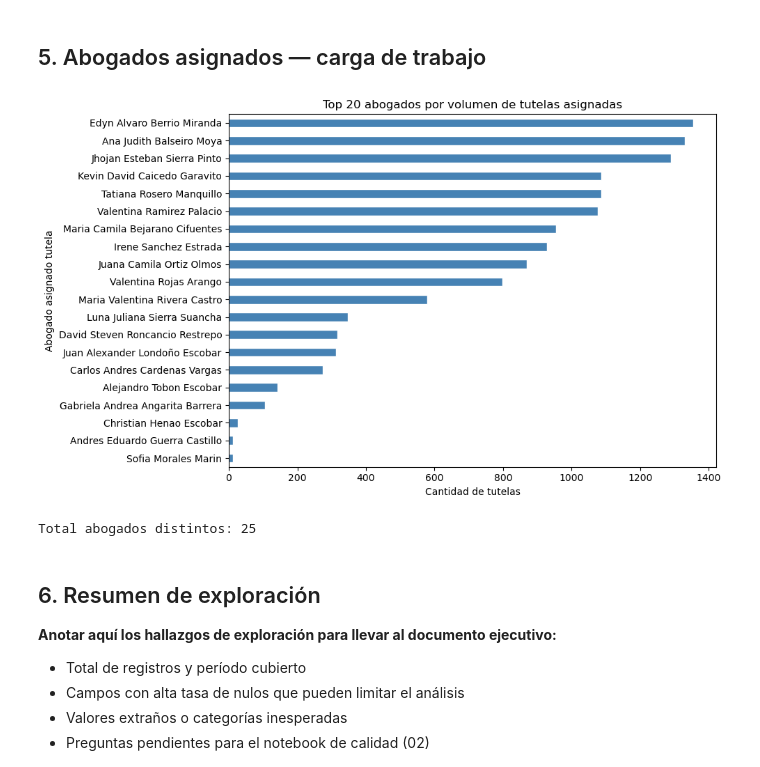
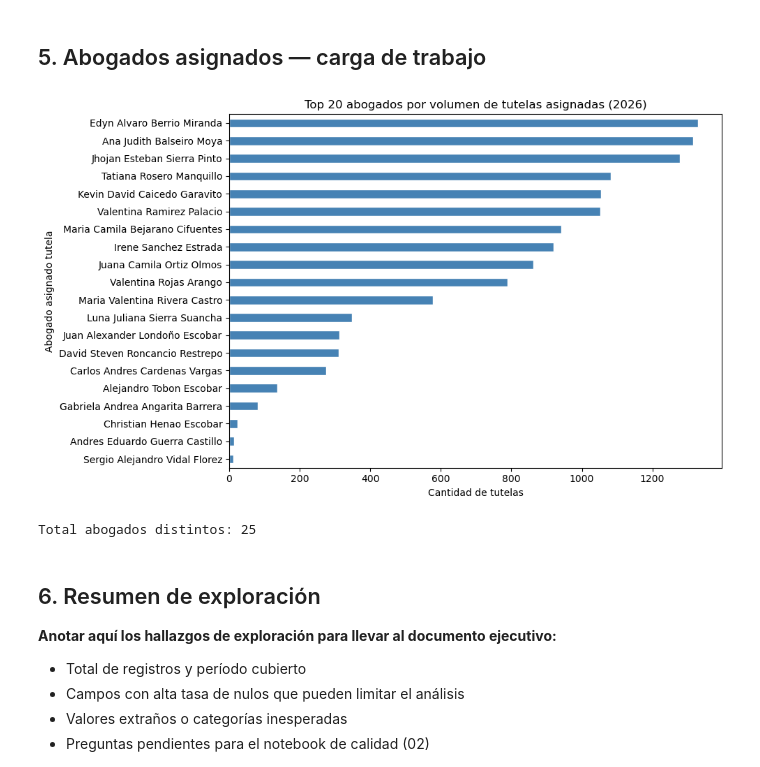
Before and after one commit to dfsosa83/sura-legal, a Jupyter notebook: notebooks/01_tutelas_exploration.ipynb, the cells around one changed output. Saved outputs shown, nothing was run; the diff lists cells and outputs as text; code cells hidden in the pictures.

```diff
--- a/notebooks/01_tutelas_exploration.ipynb
+++ b/notebooks/01_tutelas_exploration.ipynb
@@ -300,8 +452,8 @@ plt.show()
 ## 4. Nulos por columna — mapa de completitud
 # %%
 nulos = pd.DataFrame({
-    'nulos': df.isnull().sum(),
-    'pct_nulo': (df.isnull().sum() / len(df) * 100).round(1)
+    'nulos': df_filtered.isnull().sum(),
+    'pct_nulo': (df_filtered.isnull().sum() / len(df_filtered) * 100).round(1)
 }).sort_values('pct_nulo', ascending=False)
 
 print('Columnas con nulos (ordenado de mayor a menor):')
@@ -342,0 +634,28 @@ plt.show()
+# %%
+# DECISIÓN FINAL: aplicar eliminación de columnas vacías
+# Solo se eliminan las del Grupo 1 (completamente vacías)
+# Las demás se conservan en df_filtered y se documentan para nb02
+
+cols_a_eliminar = [c for c in cols_vacias if c in df_filtered.columns]
+
+n_cols_antes = df_filtered.shape[1]
+df_filtered.drop(columns=cols_a_eliminar, inplace=True)
+n_cols_despues = df_filtered.shape[1]
+
+print(f'Columnas eliminadas ({len(cols_a_eliminar)}):')
+for c in cols_a_eliminar:
+    print(f'  ✗  {c}')
+
+print()
+print(f'Columnas antes:  {n_cols_antes}')
+print(f'Columnas ahora:  {n_cols_despues}')
+print(f'Filas:           {len(df_filtered):,}  (sin cambio)')
+
+# Recalcular nulos post-limpieza
+nulos_final = pd.DataFrame({
+    'nulos': df_filtered.isnull().sum(),
+    'pct_nulo': (df_filtered.isnull().sum() / len(df_filtered) * 100).round(1)
+}).sort_values('pct_nulo', ascending=False)
+
+print(f'\nColumnas restantes con nulos (para tratar en nb02):')
+print(nulos_final[nulos_final['nulos'] > 0][['pct_nulo']].to_string())
@@ -343,19 +680,19 @@ plt.show()
 # %% [markdown]
 ## 5. Abogados asignados — carga de trabajo
 # %%
-carga = df['Abogado asignado tutela'].value_counts().head(20)
+carga = df_filtered['Abogado asignado tutela'].value_counts().head(20)
 
 fig, ax = plt.subplots(figsize=(10, 6))
 carga.plot(kind='barh', ax=ax, color='steelblue', edgecolor='white')
-ax.set_title('Top 20 abogados por volumen de tutelas asignadas', fontsize=12)
+ax.set_title('Top 20 abogados por volumen de tutelas asignadas (2026)', fontsize=12)
 ax.set_xlabel('Cantidad de tutelas')
 ax.invert_yaxis()
 plt.tight_layout()
 plt.show()
 
-print(f'Total abogados distintos: {df["Abogado asignado tutela"].nunique()}')
+print(f'Total abogados distintos: {df_filtered["Abogado asignado tutela"].nunique()}')
 # %% [output]
-[figure, old version]
+[figure, new version]
 Total abogados distintos: 25
 # %% [markdown]
 ## 6. Resumen de exploración
```
Also changed, not shown: parts of 22 cells of this notebook, 41 other files.
